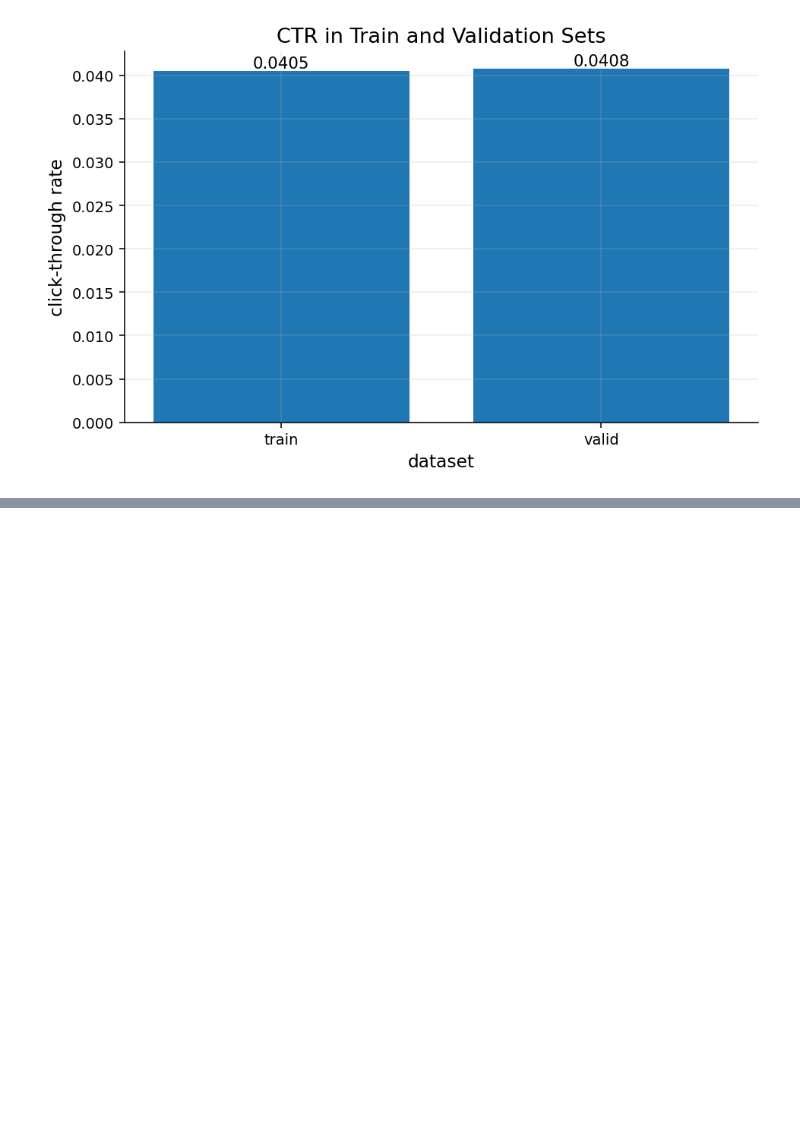
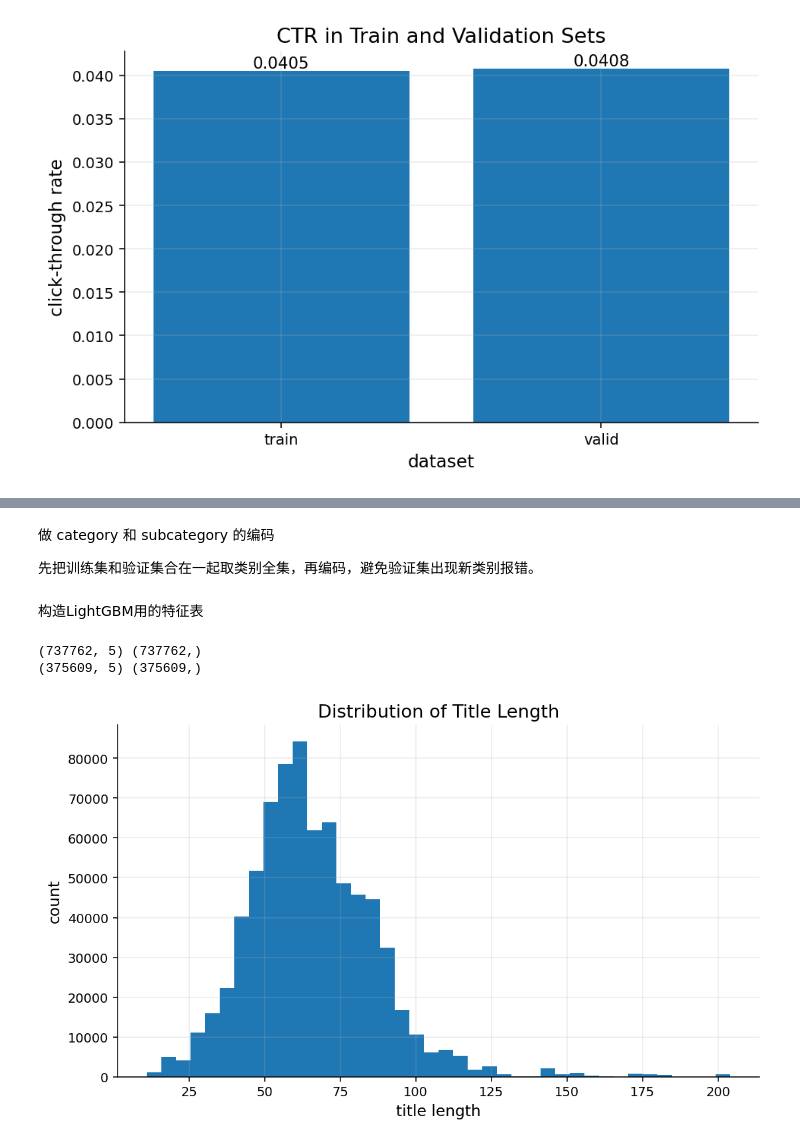
Before and after one commit to XvniYuSheng/mind-thesis, a Jupyter notebook: notebooks/03_baseline_lr_lgb.ipynb, the cells around one changed output, grey strips where cells are left out. Cells and saved outputs as stored; diff of their text form; code cells hidden in the pictures; blank space fills up the shorter version.

Commit message:
build text fields and tabular features

```diff
--- a/notebooks/03_baseline_lr_lgb.ipynb
+++ b/notebooks/03_baseline_lr_lgb.ipynb
@@ -95,0 +110,65 @@ plt.show()
+# %%
+train_df["title_text"] = train_df["title"].astype(str)
+valid_df["title_text"] = valid_df["title"].astype(str)
+# %%
+train_df["title_abstract_text"] = (
+    train_df["title"].astype(str) + " " + train_df["abstract"].astype(str)
+)
+
+valid_df["title_abstract_text"] = (
+    valid_df["title"].astype(str) + " " + valid_df["abstract"].astype(str)
+)
+# %%
+train_df["title_len"] = train_df["title"].astype(str).apply(len)
+train_df["abstract_len"] = train_df["abstract"].astype(str).apply(len)
+
+valid_df["title_len"] = valid_df["title"].astype(str).apply(len)
+valid_df["abstract_len"] = valid_df["abstract"].astype(str).apply(len)
+# %% [markdown]
+做 category 和 subcategory 的编码
+
+先把训练集和验证集合在一起取类别全集，再编码，避免验证集出现新类别报错。
+# %%
+all_category = pd.concat([train_df["category"], valid_df["category"]]).astype(str)
+all_subcategory = pd.concat([train_df["subcategory"], valid_df["subcategory"]]).astype(str)
+
+category_map = {v: i for i, v in enumerate(sorted(all_category.unique()))}
+subcategory_map = {v: i for i, v in enumerate(sorted(all_subcategory.unique()))}
+
+train_df["category_id"] = train_df["category"].map(category_map)
+valid_df["category_id"] = valid_df["category"].map(category_map)
+
+train_df["subcategory_id"] = train_df["subcategory"].map(subcategory_map)
+valid_df["subcategory_id"] = valid_df["subcategory"].map(subcategory_map)
+# %% [markdown]
+构造LightGBM用的特征表
+# %%
+feature_cols = [
+    "history_len",
+    "title_len",
+    "abstract_len",
+    "category_id",
+    "subcategory_id"
+]
+
+X_train_tab = train_df[feature_cols].copy()
+X_valid_tab = valid_df[feature_cols].copy()
+
+y_train = train_df["label"].copy()
+y_valid = valid_df["label"].copy()
+
+print(X_train_tab.shape, y_train.shape)
+print(X_valid_tab.shape, y_valid.shape)
+# %% [output]
+(737762, 5) (737762,)
+(375609, 5) (375609,)
+# %%
+fig, ax = plt.subplots(figsize=(8, 4.8))
+ax.hist(train_df["title_len"], bins=40)
+ax.set_title("Distribution of Title Length")
+ax.set_xlabel("title length")
+ax.set_ylabel("count")
+plt.tight_layout()
+plt.show()
+# %% [output]
+[figure, added]
```
Also changed, not shown: parts of 2 cells of this notebook, 1 other file.
